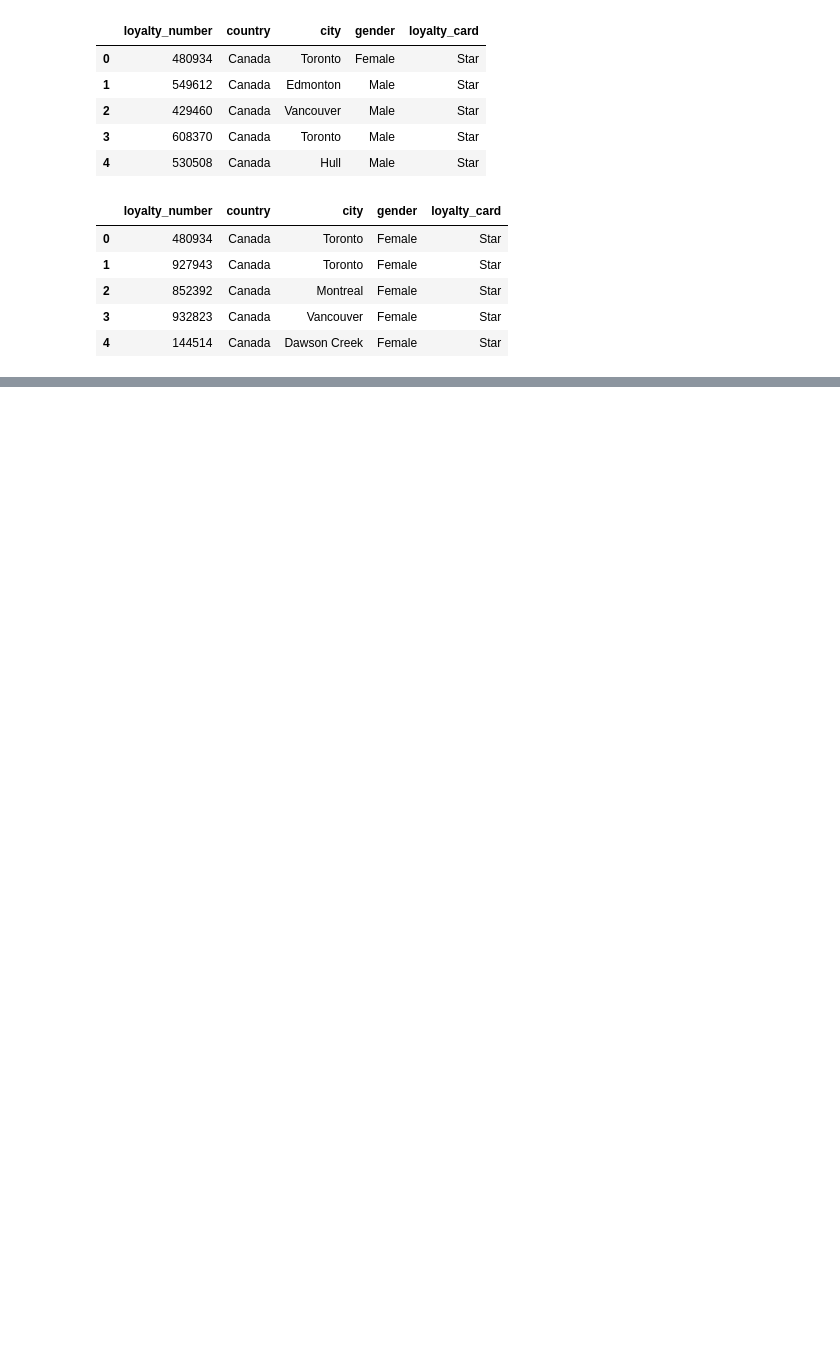
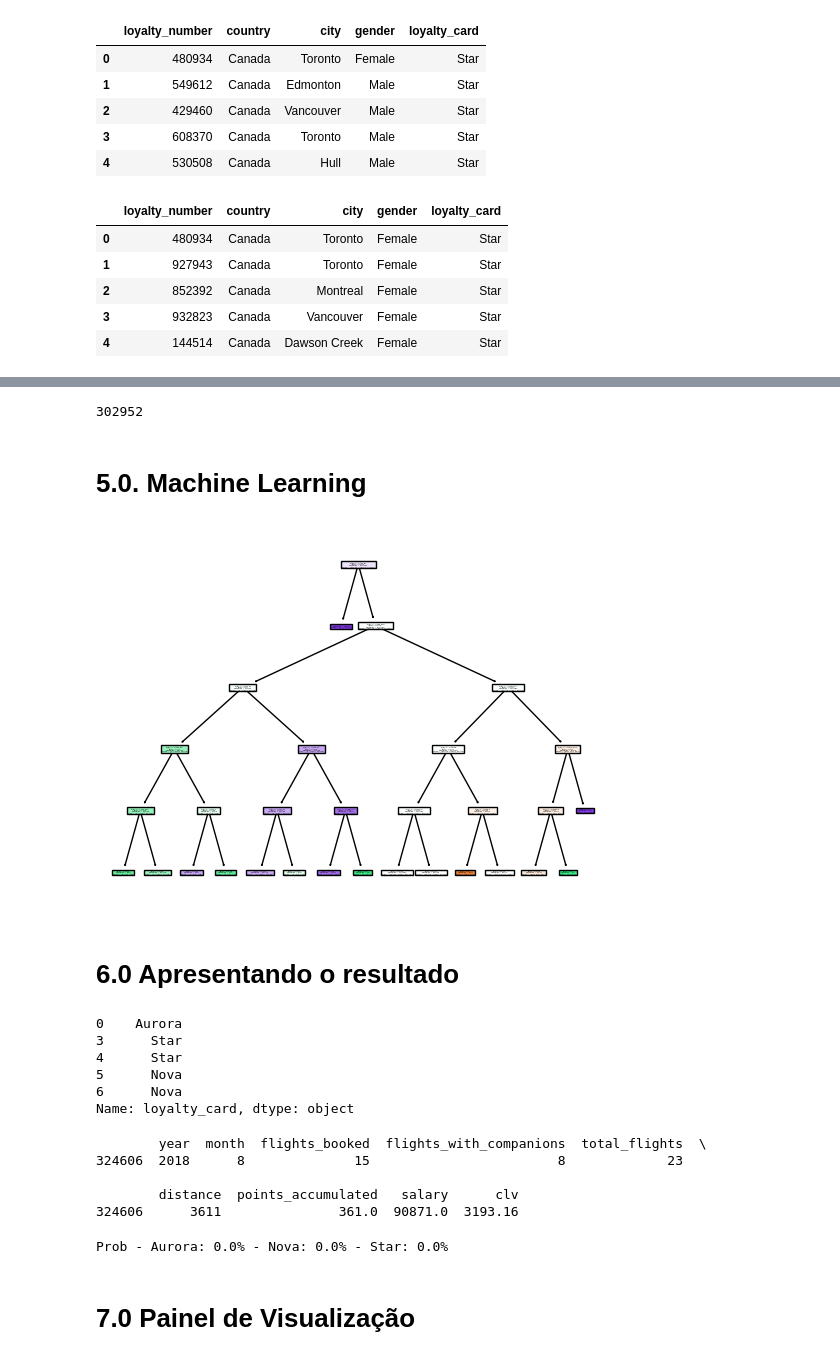
Before and after one commit to CristianaMoura/Projeto-01_Dados, a Jupyter notebook: Coleta_de_Dados.ipynb, the cells around one changed output, grey strips where cells are left out. Cells and saved outputs as stored; diff of their text form; code cells hidden in the pictures; blank space fills up the shorter version.

```diff
--- a/Coleta_de_Dados.ipynb
+++ b/Coleta_de_Dados.ipynb
@@ -259,0 +496,13 @@ df_atividade.head()
+# %%
+# Numero de dados faltantes em cada coluna
+
+# selecionar somente as colunas que contem numeros
+colunas = ["year","month","flights_booked","flights_with_companions","total_flights",
+           "distance","points_accumulated","salary", "clv", "loyalty_card"]
+
+df_colunas_numericas = df_atividade.loc[:, colunas]
+
+# remover as linhas que contem dados faltantes
+df_dados_completos = df_colunas_numericas.dropna()
+# verificar se existe dados faltantes
+df_dados_completos.isna().sum()
@@ -259,0 +521,52 @@ df_atividade.head()
+# %%
+df_dados_completos.shape[0]
+
+#df_atividade.info()
+# %% [output]
+302952
+# %% [markdown]
+# 5.0. Machine Learning
+# %%
+from sklearn import tree as tr
+
+X_atributos = df_dados_completos.drop( columns="loyalty_card")
+y_rotulos = df_dados_completos.loc[:,"loyalty_card"]
+
+# definicao do algoritmo
+modelo = tr.DecisionTreeClassifier(max_depth=5)
+
+# treinamento do algoritmo
+modelo_treinado = modelo.fit( X_atributos, y_rotulos )
+# %%
+tr.plot_tree( modelo_treinado, filled = True);
+# %% [output]
+[figure, added]
+# %% [markdown]
+# 6.0 Apresentando o resultado
+# %%
+y_rotulos.head()
+# %% [output]
+0    Aurora
+3      Star
+4      Star
+5      Nova
+6      Nova
+Name: loyalty_card, dtype: object
+# %%
+X_novo = X_atributos.sample()
+print(X_novo)
+# %% [output]
+        year  month  flights_booked  flights_with_companions  total_flights  \
+324606  2018      8              15                        8             23
+
+        distance  points_accumulated   salary      clv
+324606      3611               361.0  90871.0  3193.16
+# %%
+previsao = modelo_treinado.predict_proba( X_novo)
+
+
+print("Prob - Aurora: {:.1f}% - Nova: {:.1f}% - Star: {:.1f}%".format(100*previsao[0][0], 100*previsao[0][0], 100*previsao[0][0]))
+# %% [output]
+Prob - Aurora: 0.0% - Nova: 0.0% - Star: 0.0%
+# %% [markdown]
+# 7.0 Painel de Visualização
```
Also changed, not shown: parts of 30 cells of this notebook.
